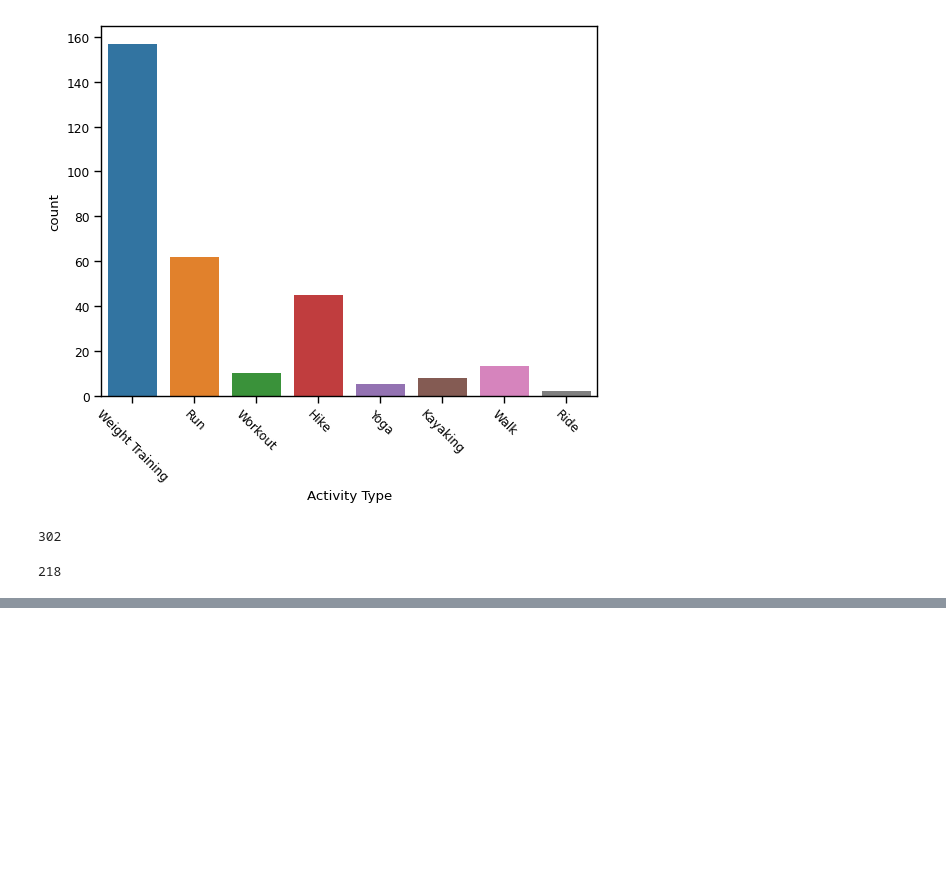
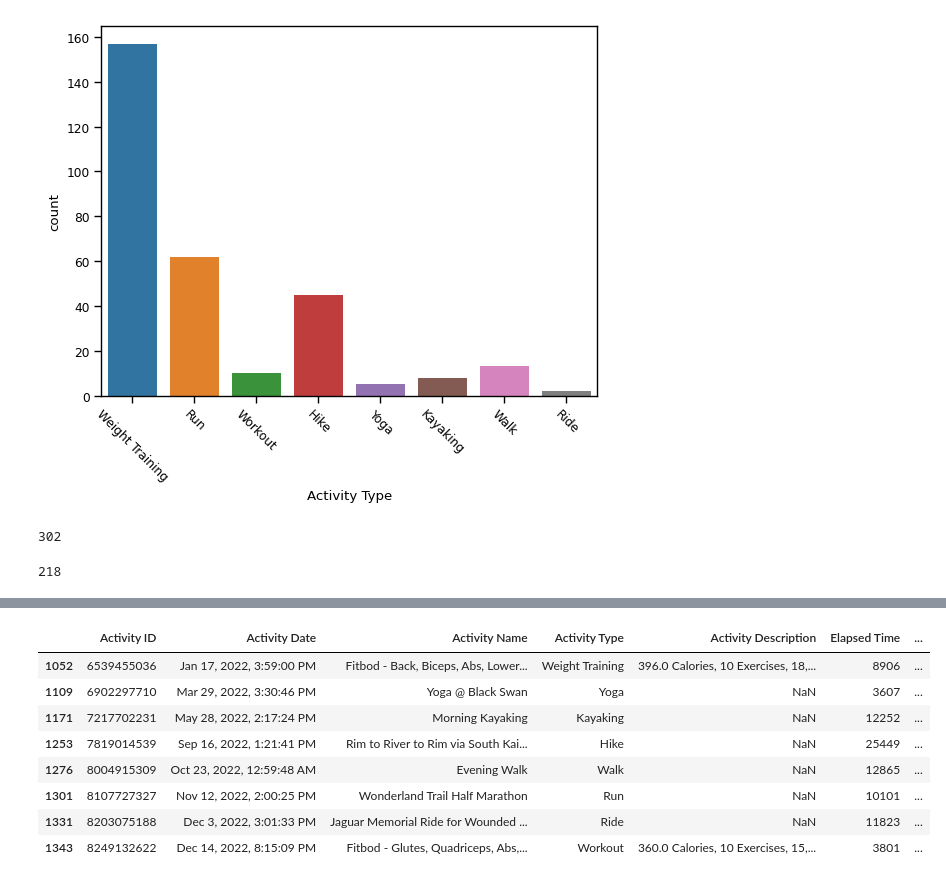
Before and after one commit to dazhaoniel/strava-recap-2022, a Jupyter notebook: strava2022.ipynb, the cells around one changed output, grey strips where cells are left out. Drawn from its saved outputs; the diff is of its cells as text; code cells hidden in the pictures; blank space fills up the shorter version.

```diff
--- a/strava2022.ipynb
+++ b/strava2022.ipynb
@@ -101,3 +101,7 @@ len(df)
 len(df.groupby([df['activity_date'].dt.date]))
 # %% [output]
 218
+# %%
+# need to transform Distance column from default (km) to miles
+df = df.astype({'Distance':'float'})
+df['distance_mile'] = df['Distance'] * 0.621371
@@ -103,0 +150,16 @@ len(df.groupby([df['activity_date'].dt.date]))
+# %%
+# what are the longest activities based on time
+# also need to convert time to hours and minutes,  raw data is in seconds
+df['friendly_time'] = df['Elapsed Time'].apply(lambda x: format_timespan(x))
+idx = df.groupby(['Activity Type'])['Elapsed Time'].transform(max) == df['Elapsed Time']
+df[idx]
+# %% [output]
+|  | Activity ID | Activity Date | Activity Name | Activity Type | Activity Description | Elapsed Time | ... |
+| 1052 | 6539455036 | Jan 17, 2022, 3:59:00 PM | Fitbod - Back, Biceps, Abs, Lower... | Weight Training | 396.0 Calories, 10 Exercises, 18,... | 8906 | ... |
+| 1109 | 6902297710 | Mar 29, 2022, 3:30:46 PM | Yoga @ Black Swan | Yoga | NaN | 3607 | ... |
+| 1171 | 7217702231 | May 28, 2022, 2:17:24 PM | Morning Kayaking | Kayaking | NaN | 12252 | ... |
+| 1253 | 7819014539 | Sep 16, 2022, 1:21:41 PM | Rim to River to Rim via South Kai... | Hike | NaN | 25449 | ... |
+| 1276 | 8004915309 | Oct 23, 2022, 12:59:48 AM | Evening Walk | Walk | NaN | 12865 | ... |
+| 1301 | 8107727327 | Nov 12, 2022, 2:00:25 PM | Wonderland Trail Half Marathon | Run | NaN | 10101 | ... |
+| 1331 | 8203075188 | Dec 3, 2022, 3:01:33 PM | Jaguar Memorial Ride for Wounded ... | Ride | NaN | 11823 | ... |
+| 1343 | 8249132622 | Dec 14, 2022, 8:15:09 PM | Fitbod - Glutes, Quadriceps, Abs,... | Workout | 360.0 Calories, 10 Exercises, 15,... | 3801 | ... |
```
Also changed, not shown: parts of 4 cells of this notebook.
